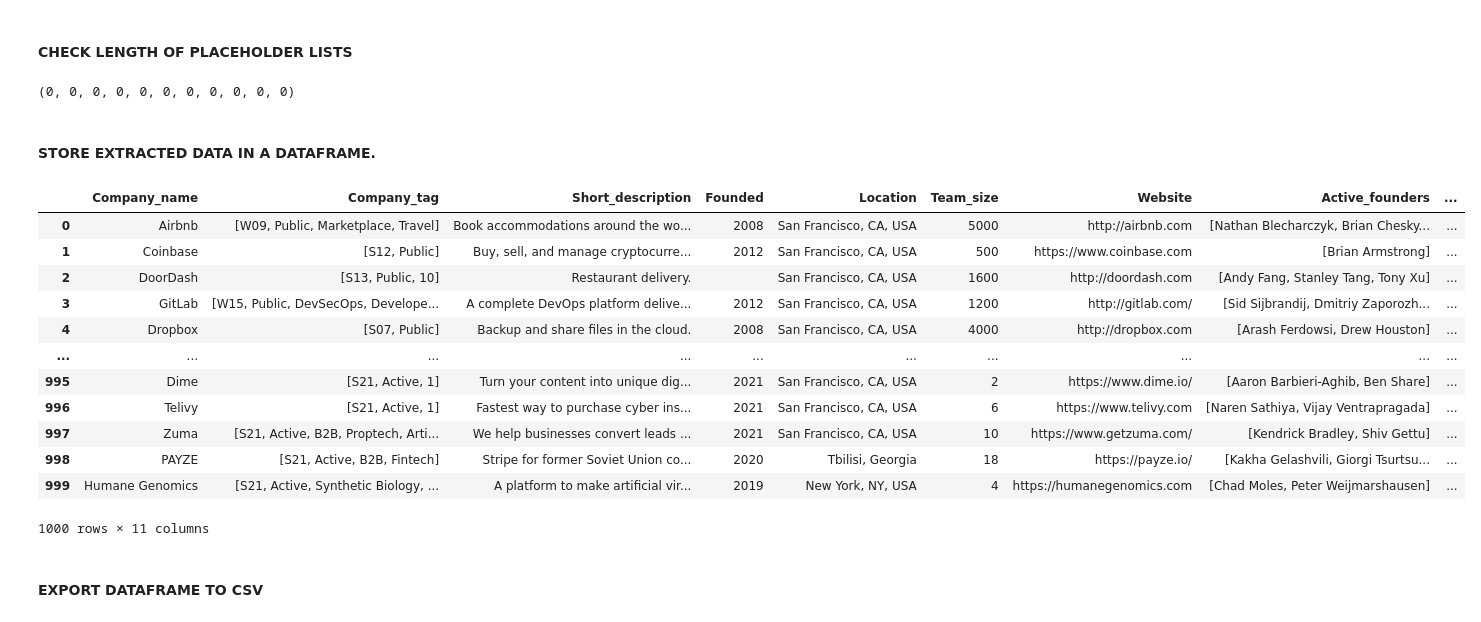
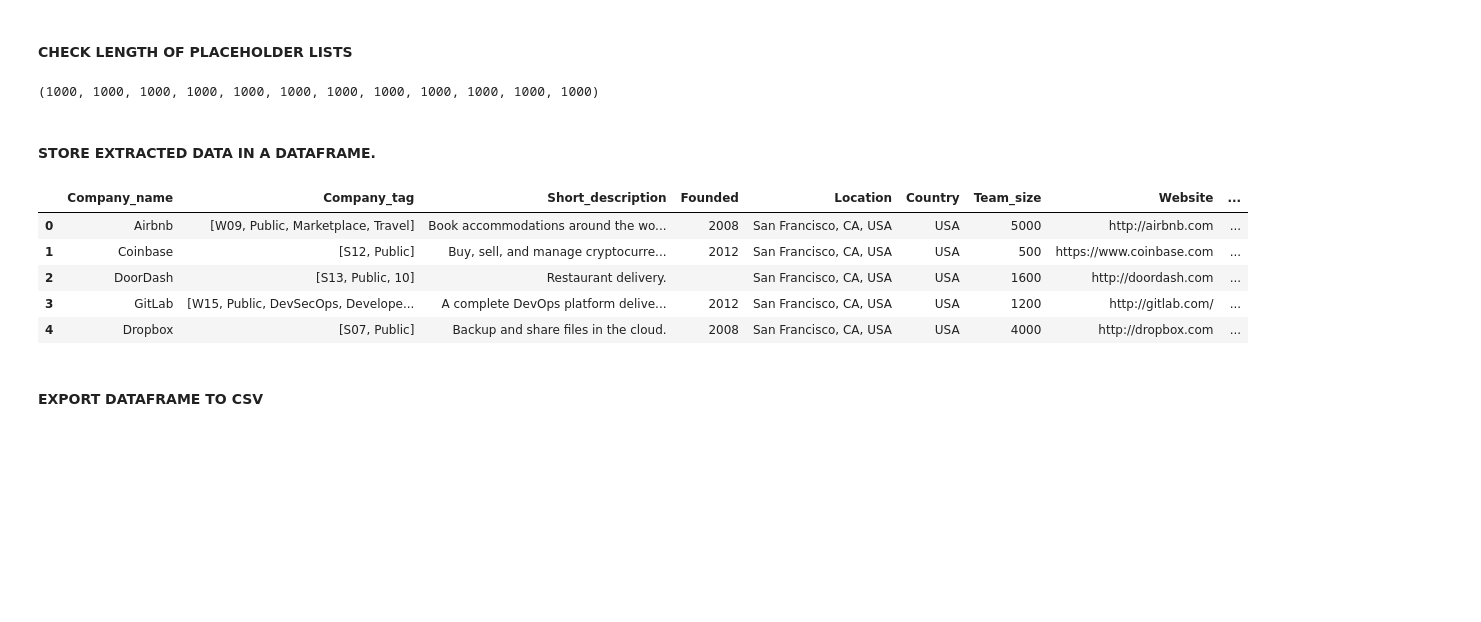
Before and after one commit to j-unspeakable/Scraping-and-EDA-y-combinator, a Jupyter notebook: ycombinator_scraper.ipynb, the cells around one changed output. Drawn from its saved outputs; the diff is of its cells as text; code cells hidden in the pictures; blank space fills up the shorter version.

```diff
--- a/ycombinator_scraper.ipynb
+++ b/ycombinator_scraper.ipynb
@@ -441,30 +409,23 @@ Total runtime: 0:01:00.604493
 # %% [markdown]
 #### CHECK LENGTH OF PLACEHOLDER LISTS
 # %%
-len(Company_name), len(Company_tag), len(Short_description), len(Founded), len(Location), len(Team_size), len(Website), len(Social_media_company), len(Founders_info), len(Active_founders), len(Description)
+len(Company_name), len(Company_tag), len(Short_description), len(Founded), len(Location), len(Country), len(Team_size), len(Website), len(Social_media_company), len(Founders_info), len(Active_founders), len(Description)
 # %% [output]
-(0, 0, 0, 0, 0, 0, 0, 0, 0, 0, 0)
+(1000, 1000, 1000, 1000, 1000, 1000, 1000, 1000, 1000, 1000, 1000, 1000)
 # %% [markdown]
 #### STORE EXTRACTED DATA IN A DATAFRAME.
 # %%
-d = zip(Company_name, Company_tag, Short_description, Founded, Location, Team_size, Website, Active_founders, Social_media_company, Founders_info, Description)
+d = zip(Company_name, Company_tag, Short_description, Founded, Location, Country, Team_size, Website, Active_founders, Social_media_company, Founders_info, Description)
 mapped = list(d)
-df = pd.DataFrame(mapped, columns=['Company_name','Company_tag', 'Short_description', 'Founded', 'Location', 'Team_size', 'Website', 'Active_founders', 'Company_social_media', 'Founders_info', 'Description'])
-df
+df = pd.DataFrame(mapped, columns=['Company_name','Company_tag', 'Short_description', 'Founded', 'Location', 'Country', 'Team_size', 'Website', 'Active_founders', 'Company_social_media', 'Founders_info', 'Description'])
+df.head(5)
 # %% [output]
-|  | Company_name | Company_tag | Short_description | Founded | Location | Team_size | Website | Active_founders | ... |
-| 0 | Airbnb | [W09, Public, Marketplace, Travel] | Book accommodations around the wo... | 2008 | San Francisco, CA, USA | 5000 | http://airbnb.com | [Nathan Blecharczyk, Brian Chesky... | ... |
-| 1 | Coinbase | [S12, Public] | Buy, sell, and manage cryptocurre... | 2012 | San Francisco, CA, USA | 500 | https://www.coinbase.com | [Brian Armstrong] | ... |
-| 2 | DoorDash | [S13, Public, 10] | Restaurant delivery. |  | San Francisco, CA, USA | 1600 | http://doordash.com | [Andy Fang, Stanley Tang, Tony Xu] | ... |
-| 3 | GitLab | [W15, Public, DevSecOps, Develope... | A complete DevOps platform delive... | 2012 | San Francisco, CA, USA | 1200 | http://gitlab.com/ | [Sid Sijbrandij, Dmitriy Zaporozh... | ... |
-| 4 | Dropbox | [S07, Public] | Backup and share files in the cloud. | 2008 | San Francisco, CA, USA | 4000 | http://dropbox.com | [Arash Ferdowsi, Drew Houston] | ... |
-| ... | ... | ... | ... | ... | ... | ... | ... | ... | ... |
-| 995 | Dime | [S21, Active, 1] | Turn your content into unique dig... | 2021 | San Francisco, CA, USA | 2 | https://www.dime.io/ | [Aaron Barbieri-Aghib, Ben Share] | ... |
-| 996 | Telivy | [S21, Active, 1] | Fastest way to purchase cyber ins... | 2021 | San Francisco, CA, USA | 6 | https://www.telivy.com | [Naren Sathiya, Vijay Ventrapragada] | ... |
-| 997 | Zuma | [S21, Active, B2B, Proptech, Arti... | We help businesses convert leads ... | 2021 | San Francisco, CA, USA | 10 | https://www.getzuma.com/ | [Kendrick Bradley, Shiv Gettu] | ... |
-| 998 | PAYZE | [S21, Active, B2B, Fintech] | Stripe for former Soviet Union co... | 2020 | Tbilisi, Georgia | 18 | https://payze.io/ | [Kakha Gelashvili, Giorgi Tsurtsu... | ... |
-| 999 | Humane Genomics | [S21, Active, Synthetic Biology, ... | A platform to make artificial vir... | 2019 | New York, NY, USA | 4 | https://humanegenomics.com | [Chad Moles, Peter Weijmarshausen] | ... |
+|  | Company_name | Company_tag | Short_description | Founded | Location | Country | Team_size | Website | ... |
+| 0 | Airbnb | [W09, Public, Marketplace, Travel] | Book accommodations around the wo... | 2008 | San Francisco, CA, USA | USA | 5000 | http://airbnb.com | ... |
+| 1 | Coinbase | [S12, Public] | Buy, sell, and manage cryptocurre... | 2012 | San Francisco, CA, USA | USA | 500 | https://www.coinbase.com | ... |
+| 2 | DoorDash | [S13, Public, 10] | Restaurant delivery. |  | San Francisco, CA, USA | USA | 1600 | http://doordash.com | ... |
+| 3 | GitLab | [W15, Public, DevSecOps, Develope... | A complete DevOps platform delive... | 2012 | San Francisco, CA, USA | USA | 1200 | http://gitlab.com/ | ... |
+| 4 | Dropbox | [S07, Public] | Backup and share files in the cloud. | 2008 | San Francisco, CA, USA | USA | 4000 | http://dropbox.com | ... |
-1000 rows × 11 columns
 # %% [markdown]
 #### EXPORT DATAFRAME TO CSV
 # %%
```
Also changed, not shown: parts of 5 cells of this notebook.
